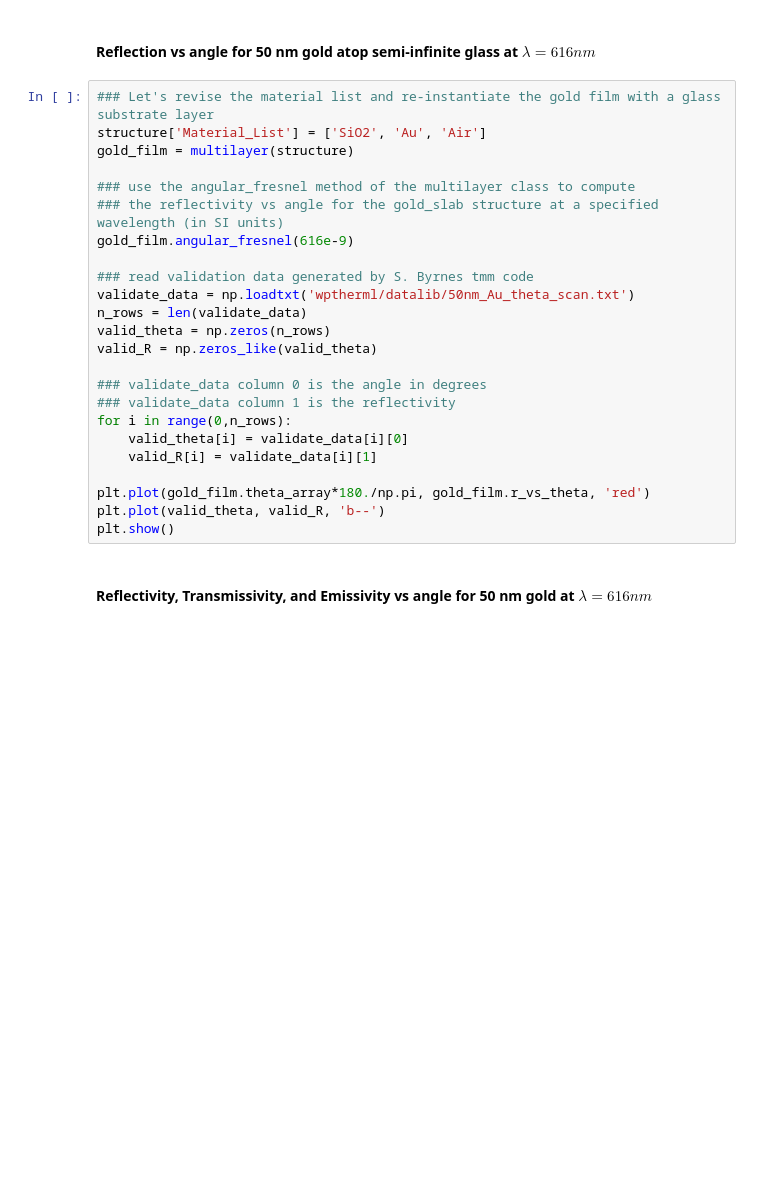
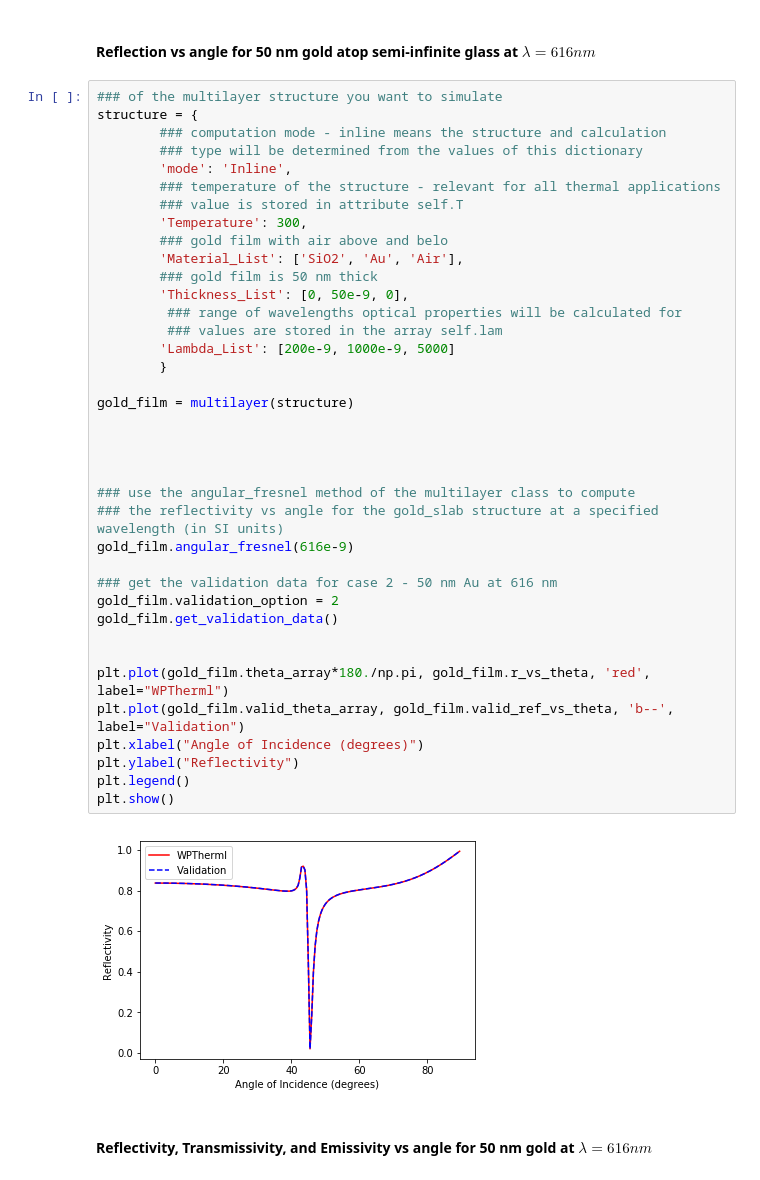
Before and after one commit to FoleyLab/wptherml_v1.0.0, a Jupyter notebook: example/Validate_Fresnel.ipynb, the cells around one changed output. Saved outputs shown, nothing was run; the diff lists cells and outputs as text; blank space fills up the shorter version.

```diff
--- a/example/Validate_Fresnel.ipynb
+++ b/example/Validate_Fresnel.ipynb
@@ -70,29 +69,45 @@ ModuleNotFoundError: No module named 'wptherml'
 # %% [markdown]
 #### Reflection vs angle for 50 nm gold atop semi-infinite glass at $\lambda = 616 nm$
-# %%
-### Let's revise the material list and re-instantiate the gold film with a glass substrate layer
-structure['Material_List'] = ['SiO2', 'Au', 'Air']
-gold_film = multilayer(structure)
-
-### use the angular_fresnel method of the multilayer class to compute
-### the reflectivity vs angle for the gold_slab structure at a specified wavelength (in SI units)
-gold_film.angular_fresnel(616e-9)
-
-### read validation data generated by S. Byrnes tmm code
-validate_data = np.loadtxt('wptherml/datalib/50nm_Au_theta_scan.txt')
-n_rows = len(validate_data)
-valid_theta = np.zeros(n_rows)
-valid_R = np.zeros_like(valid_theta)
-
-### validate_data column 0 is the angle in degrees
-### validate_data column 1 is the reflectivity
-for i in range(0,n_rows):
-    valid_theta[i] = validate_data[i][0]
-    valid_R[i] = validate_data[i][1]
-
-plt.plot(gold_film.theta_array*180./np.pi, gold_film.r_vs_theta, 'red')
-plt.plot(valid_theta, valid_R, 'b--')
-plt.show()
+# %%
+### of the multilayer structure you want to simulate
+structure = {
+        ### computation mode - inline means the structure and calculation
+        ### type will be determined from the values of this dictionary
+        'mode': 'Inline',
+        ### temperature of the structure - relevant for all thermal applications
+        ### value is stored in attribute self.T
+        'Temperature': 300,
+        ### gold film with air above and belo
+        'Material_List': ['SiO2', 'Au', 'Air'],
+        ### gold film is 50 nm thick
+        'Thickness_List': [0, 50e-9, 0],
+         ### range of wavelengths optical properties will be calculated for
+         ### values are stored in the array self.lam
+        'Lambda_List': [200e-9, 1000e-9, 5000]
+        }
+
+gold_film = multilayer(structure)
+
+
+
+
+### use the angular_fresnel method of the multilayer class to compute
+### the reflectivity vs angle for the gold_slab structure at a specified wavelength (in SI units)
+gold_film.angular_fresnel(616e-9)
+
+### get the validation data for case 2 - 50 nm Au at 616 nm
+gold_film.validation_option = 2
+gold_film.get_validation_data()
+
+
+plt.plot(gold_film.theta_array*180./np.pi, gold_film.r_vs_theta, 'red', label="WPTherml")
+plt.plot(gold_film.valid_theta_array, gold_film.valid_ref_vs_theta, 'b--', label="Validation")
+plt.xlabel("Angle of Incidence (degrees)")
+plt.ylabel("Reflectivity")
+plt.legend()
+plt.show()
+# %% [output]
+[figure, added]
 # %% [markdown]
 #### Reflectivity, Transmissivity, and Emissivity vs angle for 50 nm gold at $\lambda = 616 nm$
 # %% [markdown]
```
Also changed, not shown: parts of 4 cells of this notebook.
